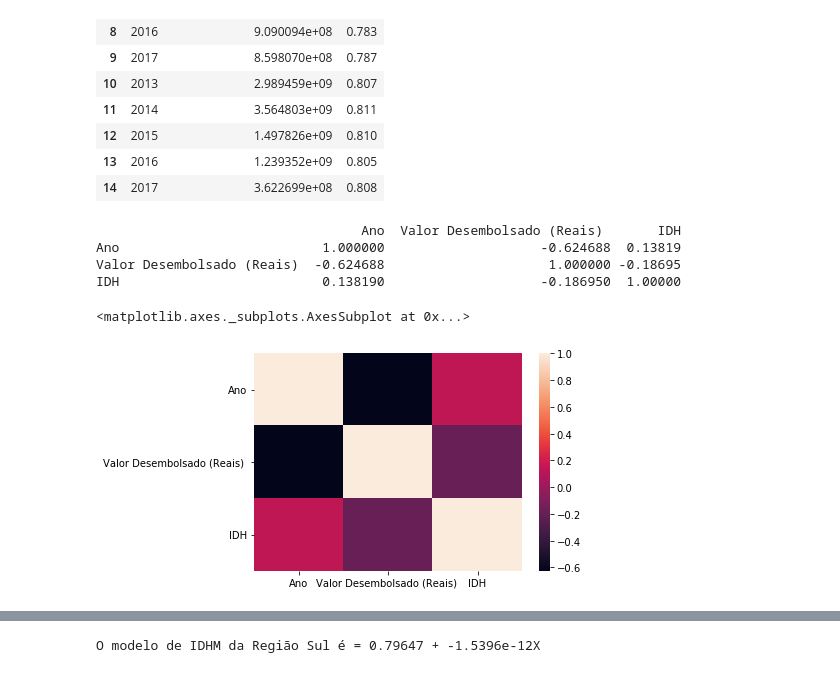
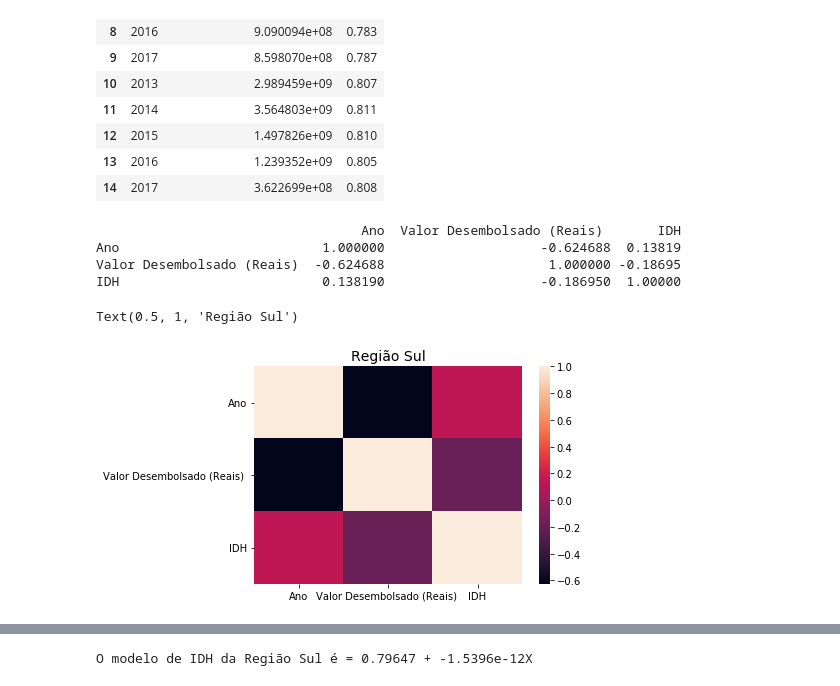
Before and after one commit to dayanacavalcante/BNDES-Dados-Abertos, a Jupyter notebook: Src/BNDES-Dados-Abertos.ipynb, the cells around one changed output, grey strips where cells are left out. Cells and saved outputs as stored; diff of their text form; code cells hidden in the pictures.

```diff
--- a/Src/BNDES-Dados-Abertos.ipynb
+++ b/Src/BNDES-Dados-Abertos.ipynb
@@ -276,15 +279,16 @@ sul
 # %%
 # Correlação
 
 print(sul.corr())
 sns.heatmap(sul.corr())
+plt.title('Região Sul', fontsize=14)
 # %% [output]
                                   Ano  Valor Desembolsado (Reais)       IDH
 Ano                          1.000000                    -0.624688  0.13819
 Valor Desembolsado (Reais)  -0.624688                     1.000000 -0.18695
 IDH                          0.138190                    -0.186950  1.00000
-<matplotlib.axes._subplots.AxesSubplot at 0x...>
+Text(0.5, 1, 'Região Sul')
-[figure, old version]
+[figure, new version]
 # %%
 # Métodos dos Mínimos Quadrados (MMQ)
 
@@ -323,6 +327,6 @@ reg = LinearRegression()
 reg.fit(X, y)
 
 
-print("O modelo de IDHM da Região Sul é = {:.5} + {:.5}X".format(reg.intercept_[0], reg.coef_[0][0]))
+print("O modelo de IDH da Região Sul é = {:.5} + {:.5}X".format(reg.intercept_[0], reg.coef_[0][0]))
 # %% [output]
-O modelo de IDHM da Região Sul é = 0.79647 + -1.5396e-12X
+O modelo de IDH da Região Sul é = 0.79647 + -1.5396e-12X
```
Also changed, not shown: parts of 9 cells of this notebook, 1 other file.
